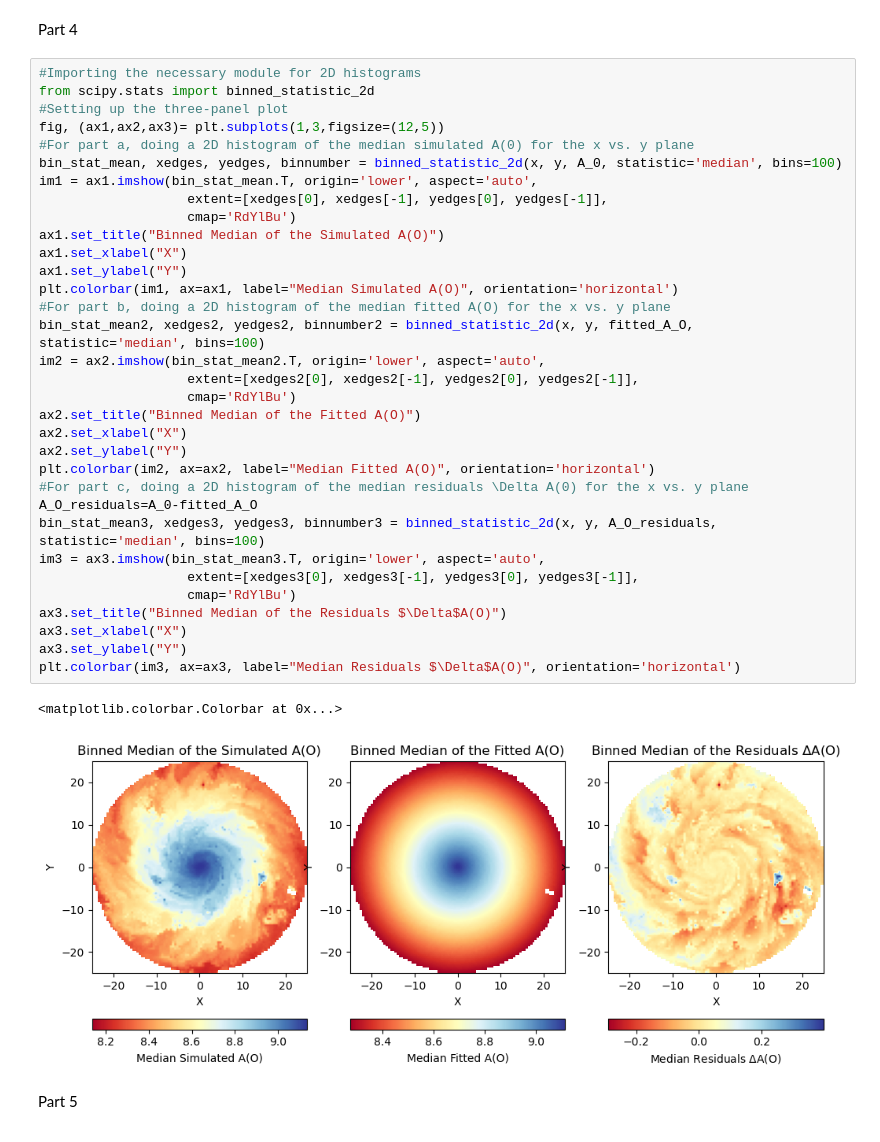
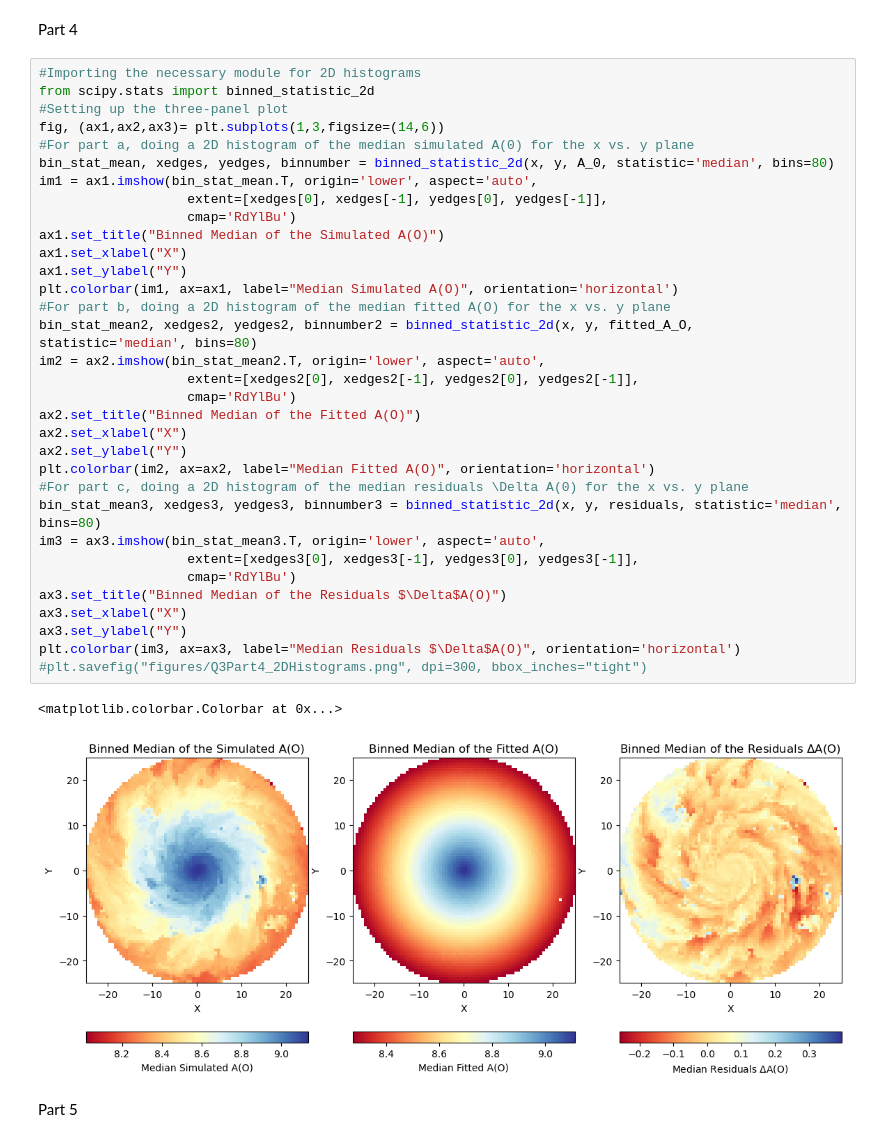
Before and after one commit to alannah-f/ASTR4004A2, a Jupyter notebook: Question3.ipynb, the cells around one changed output. Cells and saved outputs as stored; diff of their text form.

```diff
--- a/Question3.ipynb
+++ b/Question3.ipynb
@@ -125,39 +115,39 @@ Part 4
 # %%
 #Importing the necessary module for 2D histograms
 from scipy.stats import binned_statistic_2d
 #Setting up the three-panel plot
-fig, (ax1,ax2,ax3)= plt.subplots(1,3,figsize=(12,5))
+fig, (ax1,ax2,ax3)= plt.subplots(1,3,figsize=(14,6))
 #For part a, doing a 2D histogram of the median simulated A(0) for the x vs. y plane
-bin_stat_mean, xedges, yedges, binnumber = binned_statistic_2d(x, y, A_0, statistic='median', bins=100)
+bin_stat_mean, xedges, yedges, binnumber = binned_statistic_2d(x, y, A_0, statistic='median', bins=80)
 im1 = ax1.imshow(bin_stat_mean.T, origin='lower', aspect='auto',
                    extent=[xedges[0], xedges[-1], yedges[0], yedges[-1]],
                    cmap='RdYlBu')
 ax1.set_title("Binned Median of the Simulated A(O)")
 ax1.set_xlabel("X")
 ax1.set_ylabel("Y")
 plt.colorbar(im1, ax=ax1, label="Median Simulated A(O)", orientation='horizontal')
 #For part b, doing a 2D histogram of the median fitted A(O) for the x vs. y plane
-bin_stat_mean2, xedges2, yedges2, binnumber2 = binned_statistic_2d(x, y, fitted_A_O, statistic='median', bins=100)
+bin_stat_mean2, xedges2, yedges2, binnumber2 = binned_statistic_2d(x, y, fitted_A_O, statistic='median', bins=80)
 im2 = ax2.imshow(bin_stat_mean2.T, origin='lower', aspect='auto',
                    extent=[xedges2[0], xedges2[-1], yedges2[0], yedges2[-1]],
                    cmap='RdYlBu')
 ax2.set_title("Binned Median of the Fitted A(O)")
 ax2.set_xlabel("X")
 ax2.set_ylabel("Y")
 plt.colorbar(im2, ax=ax2, label="Median Fitted A(O)", orientation='horizontal')
 #For part c, doing a 2D histogram of the median residuals \Delta A(0) for the x vs. y plane
-A_O_residuals=A_0-fitted_A_O
-bin_stat_mean3, xedges3, yedges3, binnumber3 = binned_statistic_2d(x, y, A_O_residuals, statistic='median', bins=100)
+bin_stat_mean3, xedges3, yedges3, binnumber3 = binned_statistic_2d(x, y, residuals, statistic='median', bins=80)
 im3 = ax3.imshow(bin_stat_mean3.T, origin='lower', aspect='auto',
                    extent=[xedges3[0], xedges3[-1], yedges3[0], yedges3[-1]],
                    cmap='RdYlBu')
 ax3.set_title("Binned Median of the Residuals $\Delta$A(O)")
 ax3.set_xlabel("X")
 ax3.set_ylabel("Y")
 plt.colorbar(im3, ax=ax3, label="Median Residuals $\Delta$A(O)", orientation='horizontal')
+#plt.savefig("figures/Q3Part4_2DHistograms.png", dpi=300, bbox_inches="tight")
 # %% [output]
 <matplotlib.colorbar.Colorbar at 0x...>
-[figure, old version]
+[figure, new version]
 # %% [markdown]
 Part 5
 # %% [markdown]
```
Also changed, not shown: parts of 4 cells of this notebook.
